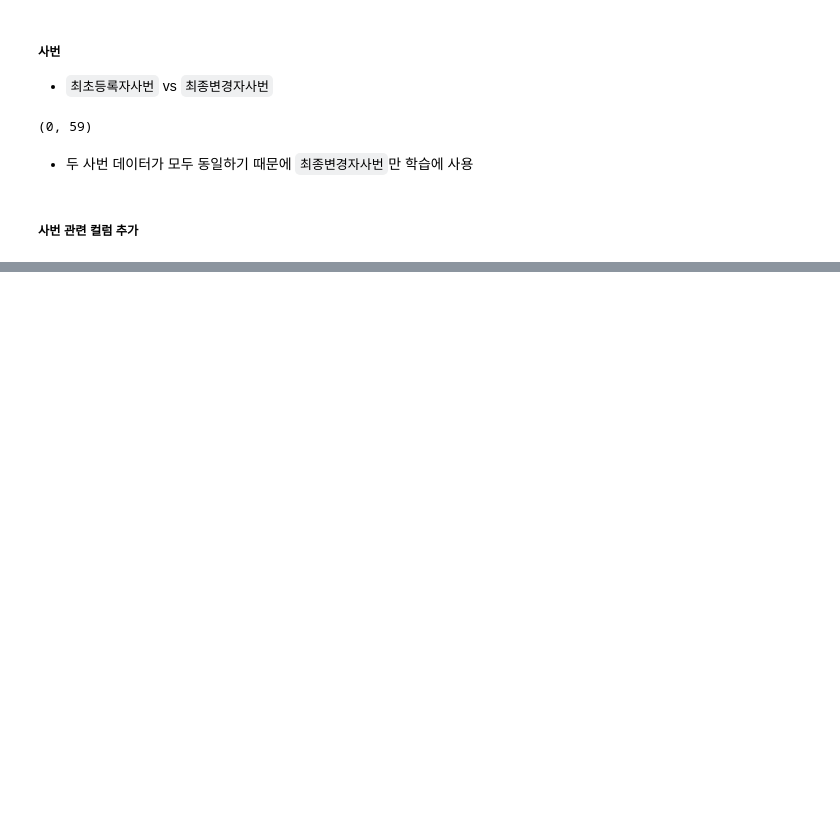
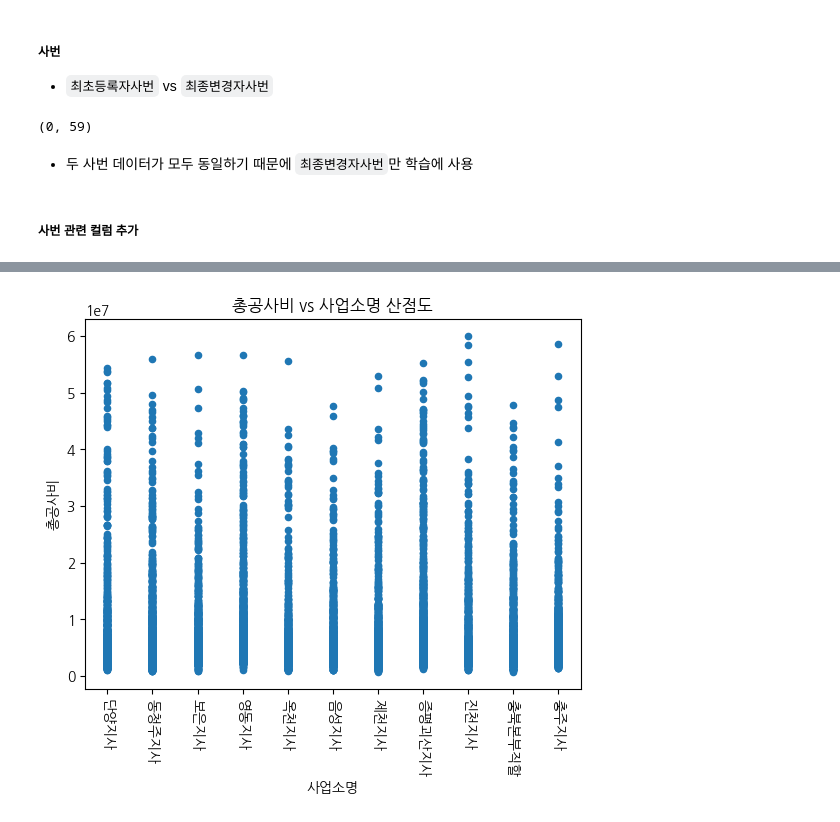
Before and after one commit to freemancho1/ai-projects, a Jupyter notebook: 42-AIDDD-T213P310/3rd-xy/ba-pp-cons.ipynb, the cells around one changed output, grey strips where cells are left out. Cells and saved outputs as stored; diff of their text form; code cells hidden in the pictures; blank space fills up the shorter version.

```diff
--- a/42-AIDDD-T213P310/3rd-xy/ba-pp-cons.ipynb
+++ b/42-AIDDD-T213P310/3rd-xy/ba-pp-cons.ipynb
@@ -160,0 +308,9 @@ df_data['사번코드'].value_counts()
+# %%
+df_data.plot.scatter(x='office_name', y='total_cons_cost')
+plt.xlabel('사업소명')
+plt.xticks(rotation=270)
+plt.ylabel('총공사비')
+plt.title('총공사비 vs 사업소명 산점도')
+plt.show()
+# %% [output]
+[figure, added]
```
Also changed, not shown: parts of 17 cells of this notebook, 4 other files.
